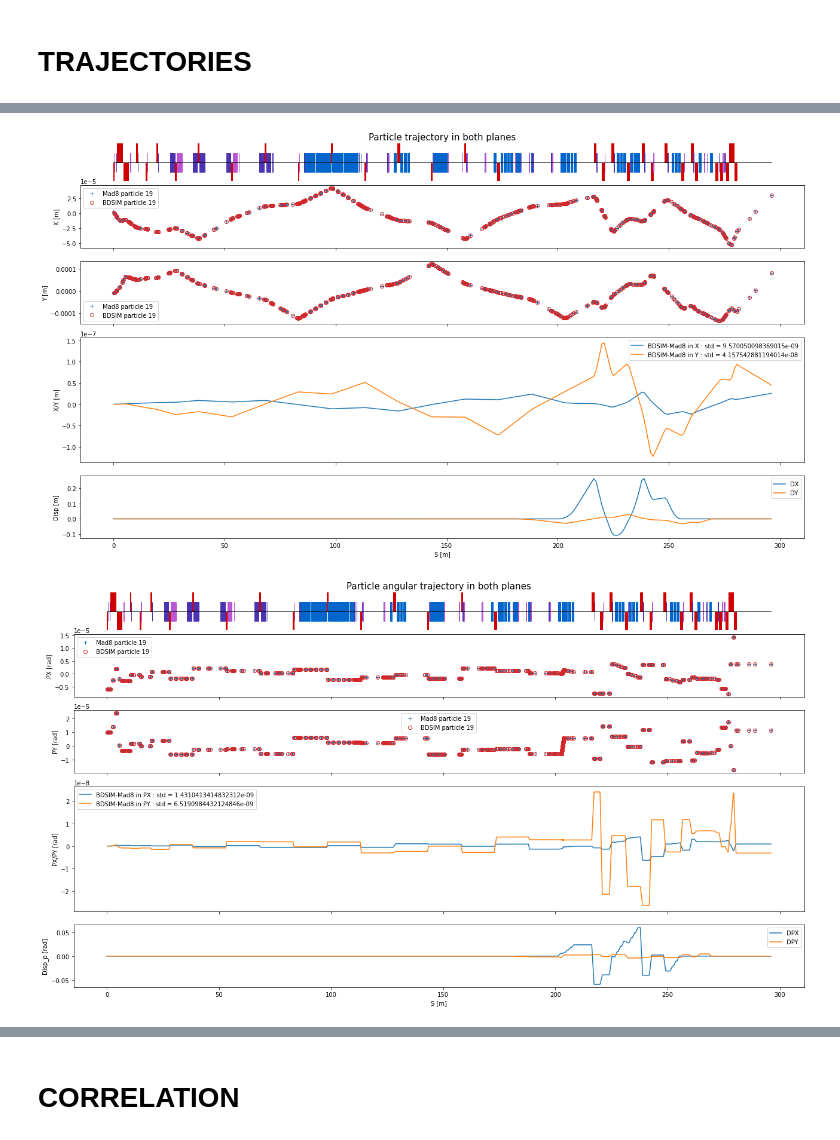
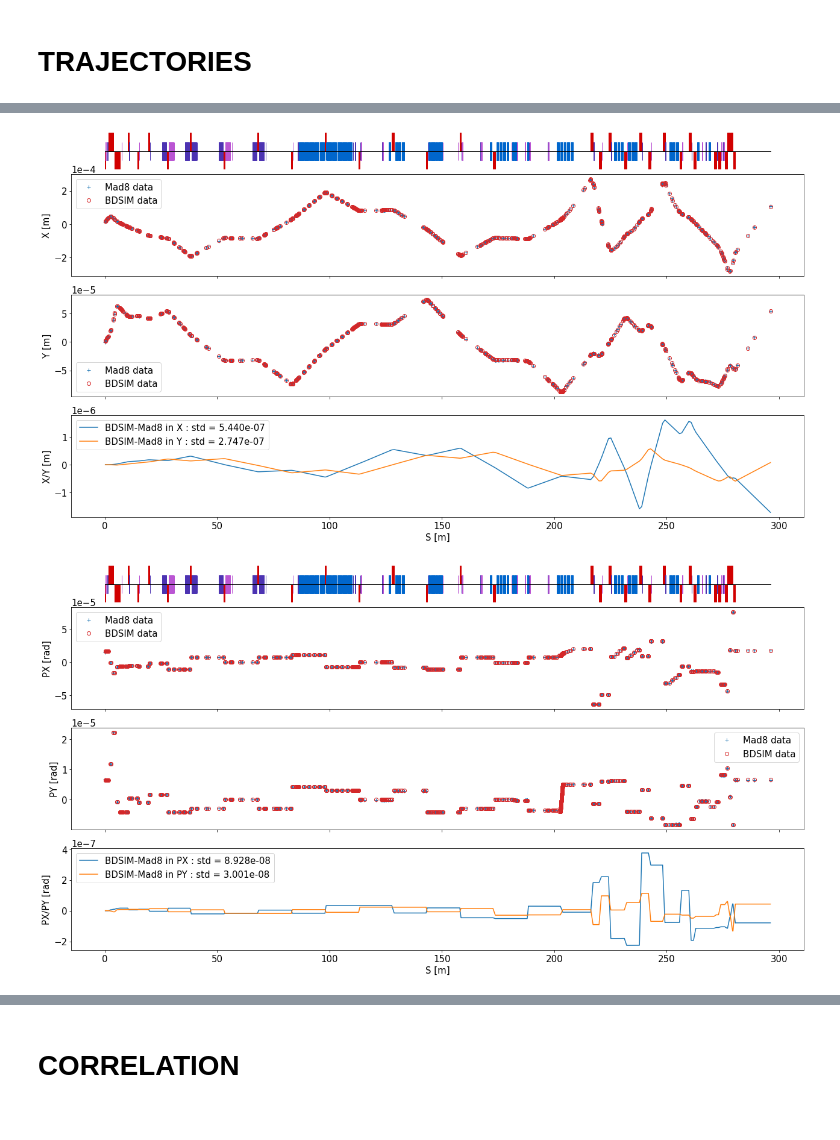
Before and after one commit to MarinDeniaud/luxe-backgrounds, a Jupyter notebook: 06_analysis/Beam_tracking_analysis.ipynb, the cells around one changed output, grey strips where cells are left out. Cells and saved outputs as stored; diff of their text form; code cells hidden in the pictures.

```diff
--- a/06_analysis/Beam_tracking_analysis.ipynb
+++ b/06_analysis/Beam_tracking_analysis.ipynb
@@ -50,19 +50,17 @@ Loading file ../04_dataLocal/T20_no_bias_for_tracking.root. Track 10000 particle
 # %% [markdown]
 # TRAJECTORIES
 # %%
-particle_number = 19
-
 _plt.figure(figsize=(18, 9))
+_plt.rcParams['font.size'] = 15
 
 _plt.subplot(2, 1, 1)
 for particle_number in range(10,20):
-    Track.PlotTrajectory(particle_number, 'X')
+    Track.PlotTrajectory(particle_number, 'X', plotLegend=False)
 
 _plt.subplot(2, 1, 2)
 for particle_number in range(10,20):
-    Track.PlotTrajectory(particle_number, 'Y')
+    Track.PlotTrajectory(particle_number, 'Y', plotLegend=False)
 
 _m8.Plot.AddMachineLatticeToFigure(_plt.gcf(), Track.twiss)
-_plt.title("Sample of particle trajectories in both planes", fontsize=20)
 _plt.savefig("{}_Multiple_Particle_trajectories_both_planes".format(save_name_prefix), dpi=300, bbox_inches='tight')
 # %% [output]
@@ -70,67 +68,58 @@ _plt.savefig("{}_Multiple_Particle_trajectories_both_planes".format(save_name_pr
 # %%
-particle_number = 19
+particle_number = 21
 
-#_plt.figure(figsize=(14, 15))
-fig, ax = _plt.subplots(4,1,figsize=(18,10), gridspec_kw={'height_ratios': [1, 1, 2, 1]}, sharex='all')
+fig, ax = _plt.subplots(3,1,figsize=(18,10), gridspec_kw={'height_ratios': [1, 1, 1]}, sharex='all')
 
-_plt.subplot(4, 1, 1)
+_plt.subplot(3, 1, 1)
 Track.PlotTrajectory(particle_number, 'X', bdsimCompare=True)
 _plt.xlabel(None)
 
-_plt.subplot(4, 1, 2)
+_plt.subplot(3, 1, 2)
 Track.PlotTrajectory(particle_number, 'Y', bdsimCompare=True)
 _plt.xlabel(None)
 
-_plt.subplot(4, 1, 3)
+_plt.subplot(3, 1, 3)
 Track.PlotRelatTrajectory(particle_number, 'X')
 Track.PlotRelatTrajectory(particle_number, 'Y')
-_plt.xlabel(None)
-#_plt.ylim([-1e-10,6e-10])
 
-if True:
+if False:
     _plt.subplot(4, 1, 4)
     Track.twiss.plotXY('S', 'DX')
     Track.twiss.plotXY('S', 'DY')
-    _plt.xlabel('S [m]')
-    _plt.ylabel('Disp [m]')
+    _plt.xlabel('S [m]', fontsize=15)
+    _plt.ylabel('Disp [m]', fontsize=15)
     _plt.legend()
 
 _m8.Plot.AddMachineLatticeToFigure(_plt.gcf(), Track.twiss)
-_plt.title("Particle trajectory in both planes", fontsize=15)
-
-#_plt.xlim([150,230])
-
 _plt.savefig("{}_Particle_trajectory_both_planes".format(save_name_prefix), dpi=300, bbox_inches='tight')
 # %% [output]
-[figure, old version]
+[figure, new version]
 # %%
-#_plt.figure(figsize=(14, 9))
-fig, ax = _plt.subplots(4,1,figsize=(18,10), gridspec_kw={'height_ratios': [1, 1, 2, 1]}, sharex='all')
+particle_number = 21
 
-_plt.subplot(4, 1, 1)
+fig, ax = _plt.subplots(3,1,figsize=(18,10), gridspec_kw={'height_ratios': [1, 1, 1]}, sharex='all')
+
+_plt.subplot(3, 1, 1)
 Track.PlotTrajectory(particle_number, 'PX', bdsimCompare=True)
 _plt.xlabel(None)
 
-_plt.subplot(4, 1, 2)
+_plt.subplot(3, 1, 2)
 Track.PlotTrajectory(particle_number, 'PY', bdsimCompare=True)
 _plt.xlabel(None)
 
-_plt.subplot(4, 1, 3)
+_plt.subplot(3, 1, 3)
 Track.PlotRelatTrajectory(particle_number, 'PX')
 Track.PlotRelatTrajectory(particle_number, 'PY')
-_plt.xlabel(None)
 
-if True :
+if False :
     _plt.subplot(4, 1, 4)
     Track.twiss.plotXY('S', 'DPX')
     Track.twiss.plotXY('S', 'DPY')
-    _plt.xlabel('S [m]')
-    _plt.ylabel('Disp_p [rad]')
+    _plt.xlabel('S [m]', fontsize=15)
+    _plt.ylabel('Disp_p [rad]', fontsize=15)
     _plt.legend()
 
 _m8.Plot.AddMachineLatticeToFigure(_plt.gcf(), Track.twiss)
-_plt.title("Particle angular trajectory in both planes", fontsize=15)
-
 _plt.savefig("{}_Particle_trajectory_derivate_both_planes".format(save_name_prefix), dpi=300, bbox_inches='tight')
 # %% [output]
-[figure, old version]
+[figure, new version]
```
Also changed, not shown: parts of 18 cells of this notebook.
